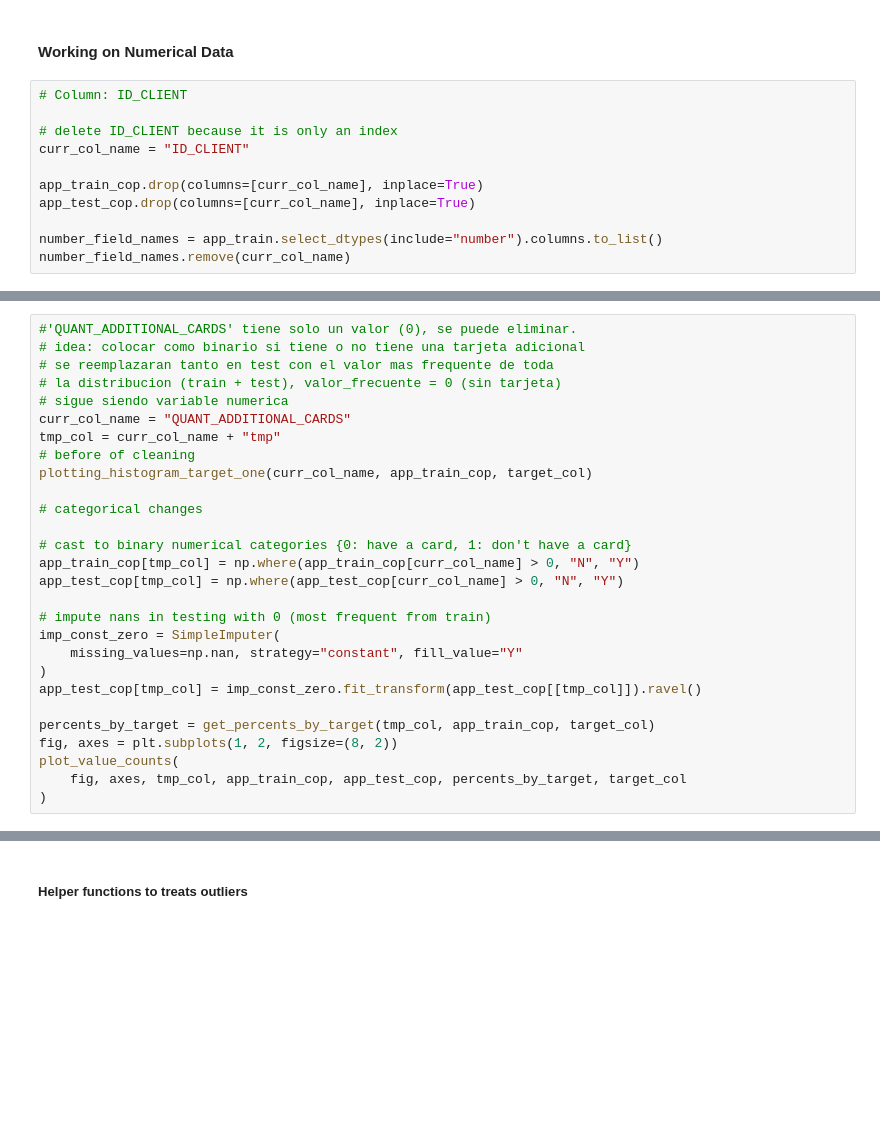
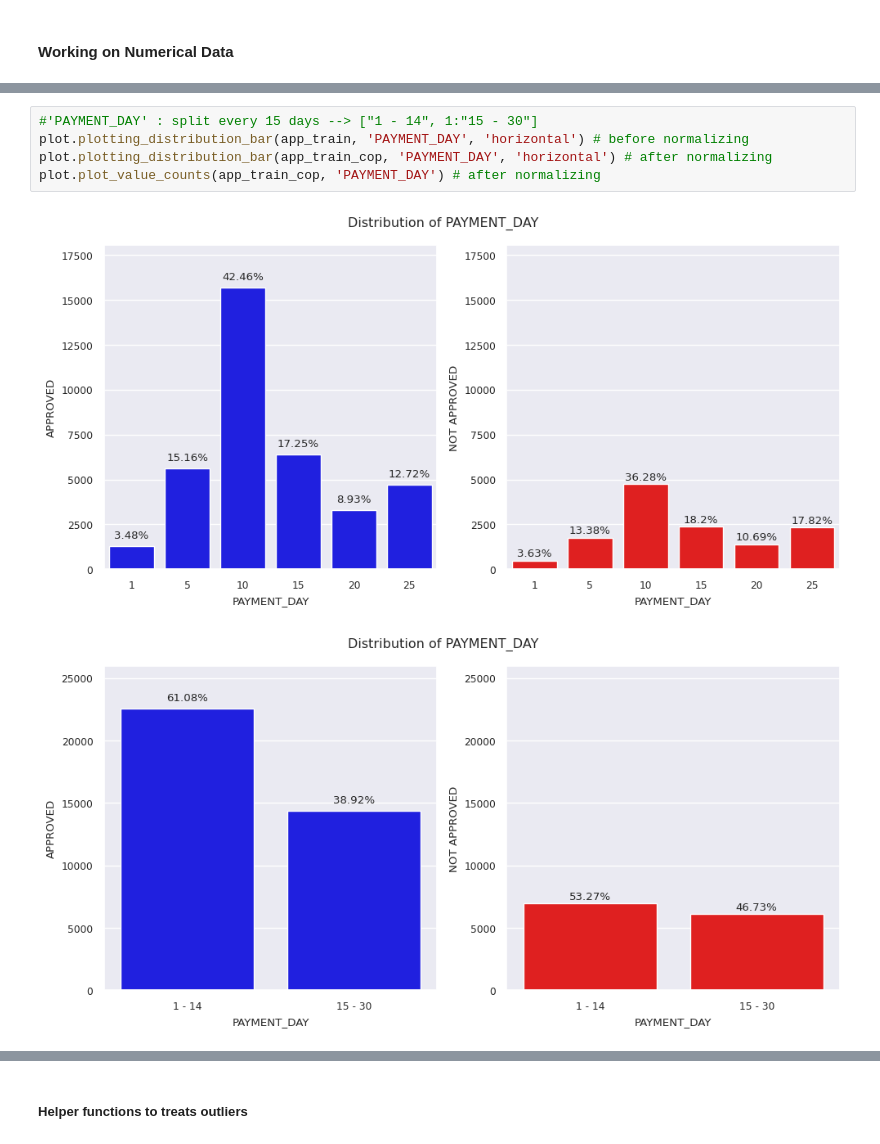
Before and after one commit to tutecode/credit-risk-analysis, a Jupyter notebook: src/notebooks/eda_ml_model_dev_v0.ipynb, the cells around one changed output, grey strips where cells are left out. Saved outputs shown, nothing was run; the diff lists cells and outputs as text; blank space fills up the shorter version.

```diff
--- a/src/notebooks/eda_ml_model_dev_v0.ipynb
+++ b/src/notebooks/eda_ml_model_dev_v0.ipynb
@@ -659,13 +316,2 @@ app_test_cop = app_test.copy()
 # %% [markdown]
 #### Working on Numerical Data
-# %%
-# Column: ID_CLIENT
-
-# delete ID_CLIENT because it is only an index
-curr_col_name = "ID_CLIENT"
-
-app_train_cop.drop(columns=[curr_col_name], inplace=True)
-app_test_cop.drop(columns=[curr_col_name], inplace=True)
-
-number_field_names = app_train.select_dtypes(include="number").columns.to_list()
-number_field_names.remove(curr_col_name)
@@ -695,28 +317,0 @@ plot_value_counts(
-# %%
-#'QUANT_ADDITIONAL_CARDS' tiene solo un valor (0), se puede eliminar.
-# idea: colocar como binario si tiene o no tiene una tarjeta adicional
-# se reemplazaran tanto en test con el valor mas frequente de toda
-# la distribucion (train + test), valor_frecuente = 0 (sin tarjeta)
-# sigue siendo variable numerica
-curr_col_name = "QUANT_ADDITIONAL_CARDS"
-tmp_col = curr_col_name + "tmp"
-# before of cleaning
-plotting_histogram_target_one(curr_col_name, app_train_cop, target_col)
-
-# categorical changes
-
-# cast to binary numerical categories {0: have a card, 1: don't have a card}
-app_train_cop[tmp_col] = np.where(app_train_cop[curr_col_name] > 0, "N", "Y")
-app_test_cop[tmp_col] = np.where(app_test_cop[curr_col_name] > 0, "N", "Y")
-
-# impute nans in testing with 0 (most frequent from train)
-imp_const_zero = SimpleImputer(
-    missing_values=np.nan, strategy="constant", fill_value="Y"
-)
-app_test_cop[tmp_col] = imp_const_zero.fit_transform(app_test_cop[[tmp_col]]).ravel()
-
-percents_by_target = get_percents_by_target(tmp_col, app_train_cop, target_col)
-fig, axes = plt.subplots(1, 2, figsize=(8, 2))
-plot_value_counts(
-    fig, axes, tmp_col, app_train_cop, app_test_cop, percents_by_target, target_col
-)
@@ -746,0 +318,8 @@ plot_value_counts(
+# %%
+#'PAYMENT_DAY' : split every 15 days --> ["1 - 14", 1:"15 - 30"]
+plot.plotting_distribution_bar(app_train, 'PAYMENT_DAY', 'horizontal') # before normalizing
+plot.plotting_distribution_bar(app_train_cop, 'PAYMENT_DAY', 'horizontal') # after normalizing
+plot.plot_value_counts(app_train_cop, 'PAYMENT_DAY') # after normalizing
+# %% [output]
+[figure, added]
+[figure, added]
```
Also changed, not shown: parts of 234 cells of this notebook, 15 other files.
